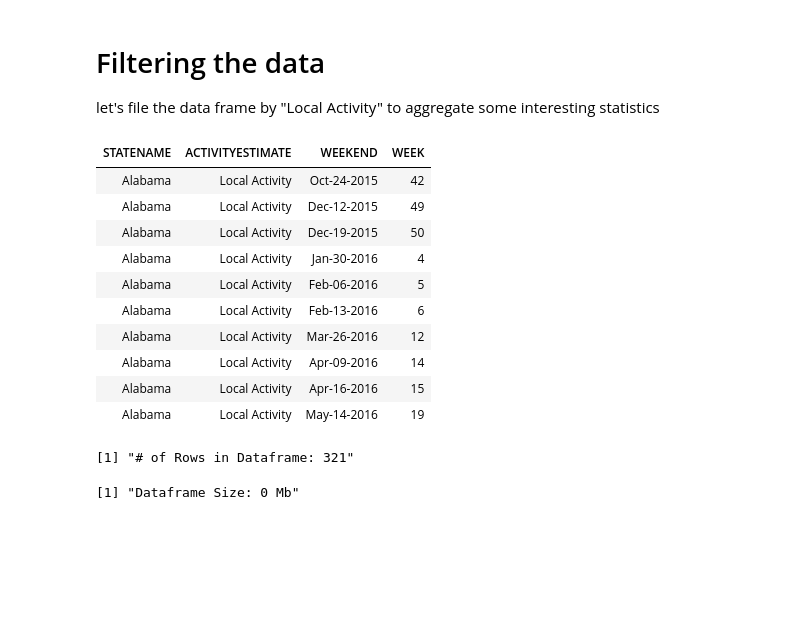
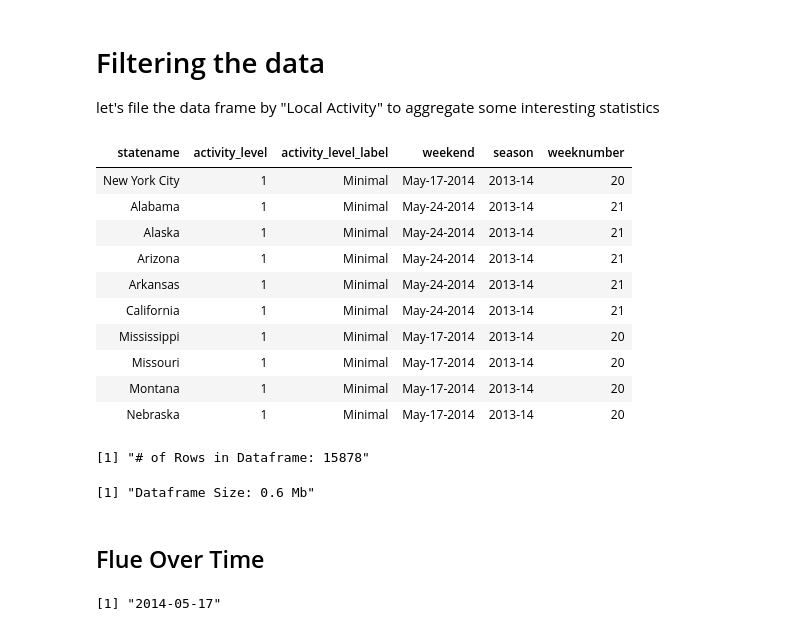
Before and after one commit to smrtnrd/data-exploration-influenza, a Jupyter notebook: influenza_data_nm.ipynb, the cells around one changed output. Drawn from its saved outputs; the diff is of its cells as text; code cells hidden in the pictures; blank space fills up the shorter version.

```diff
--- a/influenza_data_nm.ipynb
+++ b/influenza_data_nm.ipynb
@@ -41,4 +61,0 @@ We load the data using readr and read_csv() since it's faster. Since there is a
-# %%
-path <- "data/FluViewPhase8_Season55_Data.csv"
-
-df <- read_csv(path)
@@ -56,2 +64,13 @@ cols(
+# %%
+library(cdcfluview)
+library(statebins)
+# current verison
+# packageVersion("cdcfluview")
+
+#df.flu <- get_flu_data(region = "census", sub_region = 1:9, data_source = "all", years = 2008:2015)
+#df.flu.census <- get_flu_data(region = "census", sub_region = 1:10, data_source = "ilinet", years = 2008:2015)
+
+# I am looking at the ILI activity
+df.state <- get_state_data(years=2010:2015)
 # %%
 #display the data
@@ -75,9 +104,11 @@ sprintf("Dataframe Size: %s", format(object.size(df), units = "MB"))
 # %%
-columns = c("STATENAME","ACTIVITYESTIMATE","WEEKEND","WEEK")
+#columns = c("REGION TYPE","REGION","YEAR","WEEK","AGE 0-4","AGE 25-49","AGE 25-64","AGE 5-24","AGE 50-64","AGE 65","ILITOTAL","TOTAL PATIENTS")
+
+columns = c("statename","activity_level","activity_level_label","weekend", "season", "weeknumber")
 
 # select() require column indices that we find trough which()
 
-df <- df %>% select(which(names(df) %in% columns))
+df <- df.state %>% select(which(names(df.state) %in% columns))
 
 df %>% head(10)
 sprintf("# of Rows in Dataframe: %s", nrow(df))
@@ -103,9 +134,9 @@ proper_case <- function(x) {
     return (gsub("\\b([A-Z])([A-Z]+)", "\\U\\1\\L\\2" , x, perl = TRUE))
 }
 
-df <- df %>% mutate(STATENAME = proper_case(STATENAME),
-                 ACTIVITYESTIMATE = proper_case(ACTIVITYESTIMATE),
-                 WEEKEND = proper_case(WEEKEND))
+# df <- df %>% mutate(STATENAME = proper_case(STATENAME),
+# ACTIVITYESTIMATE = proper_case(ACTIVITYESTIMATE),
+#                 WEEKEND = proper_case(WEEKEND))
 
 df %>% head(10)
 # %% [output]
@@ -126,23 +157,31 @@ df %>% head(10)
 let's file the data frame by "Local Activity" to aggregate some interesting statistics
 # %%
 # grepl() is the best way to do in-text search
-df_arrest <- df %>% filter(grepl("Local Activity", ACTIVITYESTIMATE))
+#df_flu <- df %>% filter(grepl("Local Activity", ACTIVITYESTIMATE))
 
-df_arrest %>% head(10)
-sprintf("# of Rows in Dataframe: %s", nrow(df_arrest))
-sprintf("Dataframe Size: %s", format(object.size(df_arrest), units = "MB"))
+df.flu.activity <- df %>% filter(activity_level > 0)
+
+df.flu.activity %>% head(10)
+sprintf("# of Rows in Dataframe: %s", nrow(df.flu.activity))
+sprintf("Dataframe Size: %s", format(object.size(df.flu.activity), units = "MB"))
 # %% [output]
-| STATENAME | ACTIVITYESTIMATE | WEEKEND | WEEK |
-| Alabama | Local Activity | Oct-24-2015 | 42 |
-| Alabama | Local Activity | Dec-12-2015 | 49 |
-| Alabama | Local Activity | Dec-19-2015 | 50 |
-| Alabama | Local Activity | Jan-30-2016 | 4 |
-| Alabama | Local Activity | Feb-06-2016 | 5 |
-| Alabama | Local Activity | Feb-13-2016 | 6 |
-| Alabama | Local Activity | Mar-26-2016 | 12 |
-| Alabama | Local Activity | Apr-09-2016 | 14 |
-| Alabama | Local Activity | Apr-16-2016 | 15 |
-| Alabama | Local Activity | May-14-2016 | 19 |
+| statename | activity_level | activity_level_label | weekend | season | weeknumber |
+| New York City | 1 | Minimal | May-17-2014 | 2013-14 | 20 |
+| Alabama | 1 | Minimal | May-24-2014 | 2013-14 | 21 |
+| Alaska | 1 | Minimal | May-24-2014 | 2013-14 | 21 |
+| Arizona | 1 | Minimal | May-24-2014 | 2013-14 | 21 |
+| Arkansas | 1 | Minimal | May-24-2014 | 2013-14 | 21 |
+| California | 1 | Minimal | May-24-2014 | 2013-14 | 21 |
+| Mississippi | 1 | Minimal | May-17-2014 | 2013-14 | 20 |
+| Missouri | 1 | Minimal | May-17-2014 | 2013-14 | 20 |
+| Montana | 1 | Minimal | May-17-2014 | 2013-14 | 20 |
+| Nebraska | 1 | Minimal | May-17-2014 | 2013-14 | 20 |
-[1] "# of Rows in Dataframe: 321"
+[1] "# of Rows in Dataframe: 15878"
-[1] "Dataframe Size: 0 Mb"
+[1] "Dataframe Size: 0.6 Mb"
+# %% [markdown]
+## Flue Over Time
+# %%
+ as.Date("May-17-2014","%b-%d-%Y")
+# %% [output]
+[1] "2014-05-17"
 # %%
```
Also changed, not shown: parts of 13 cells of this notebook, 3 other files.
